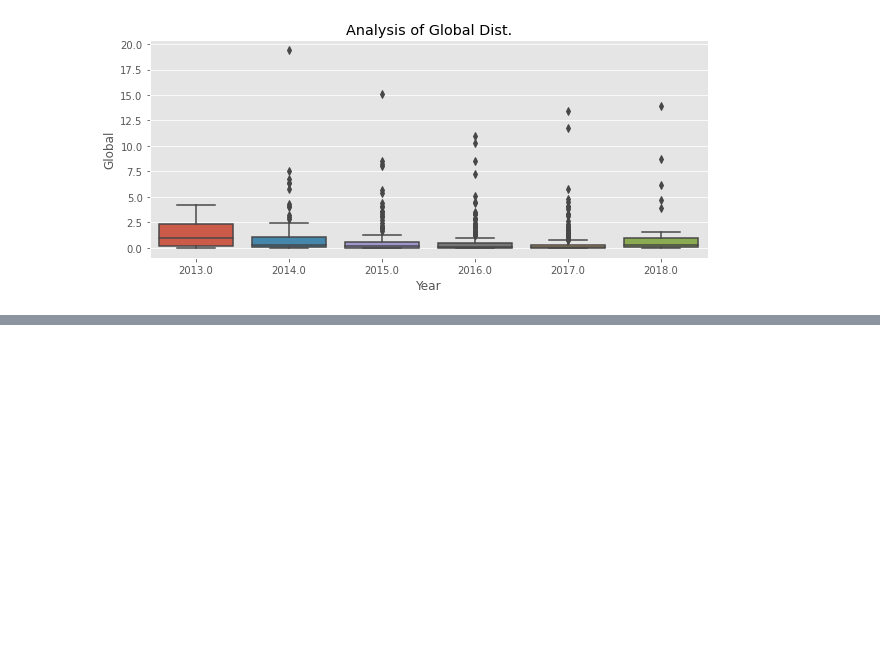
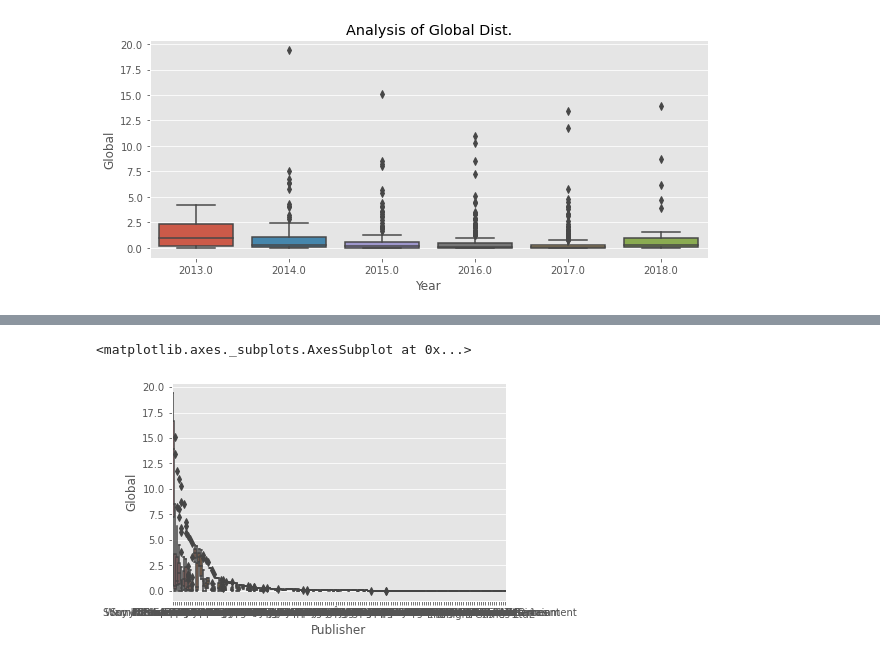
Before and after one commit to Lucas-procopio/Analysis_Cases, a Jupyter notebook: Análise_do_Mercado_de_Games.ipynb, the cells around one changed output, grey strips where cells are left out. Drawn from its saved outputs; the diff is of its cells as text; code cells hidden in the pictures; blank space fills up the shorter version.

```diff
--- a/Análise_do_Mercado_de_Games.ipynb
+++ b/Análise_do_Mercado_de_Games.ipynb
@@ -89,9 +89,9 @@ plt.ylabel('Quantity of Sellings (mi)');
 # %%
 # get off years
 # comando loc para localizar
-dataset = dataset.loc[ (dataset['Year'] != 2019) & (dataset['Year'] != 2020)]
+Analysis = dataset.loc[ (dataset['Year'] != 2019) & (dataset['Year'] != 2020)]
 
-dataset.head()
+Analysis.head()
 # %% [output]
 |  | Game | Year | Genre | Publisher | North America | Europe | Japan | Rest of World | Global |
 | 0 | Grand Theft Auto V | 2014.0 | Action | Rockstar Games | 6.06 | 9.71 | 0.60 | 3.02 | 19.39 |
@@ -157,0 +194,5 @@ dataset.loc[ dataset['Global'] >= 10]
+# %%
+sns.boxplot(data=dataset, x='Publisher', y='Global')
+# %% [output]
+<matplotlib.axes._subplots.AxesSubplot at 0x...>
+[figure, added]
```
Also changed, not shown: parts of 15 cells of this notebook.
